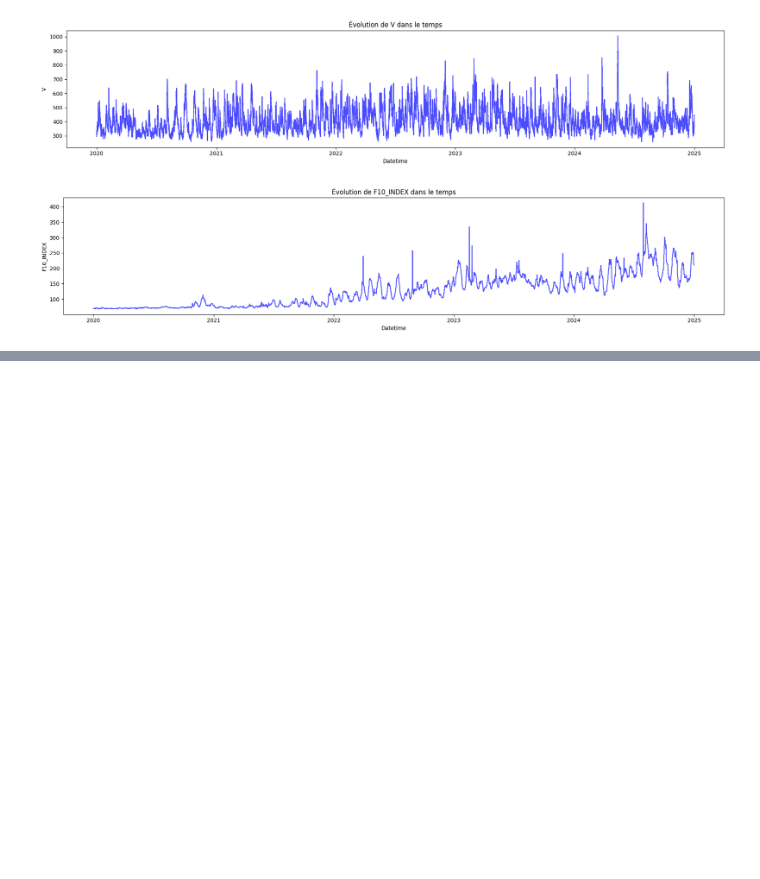
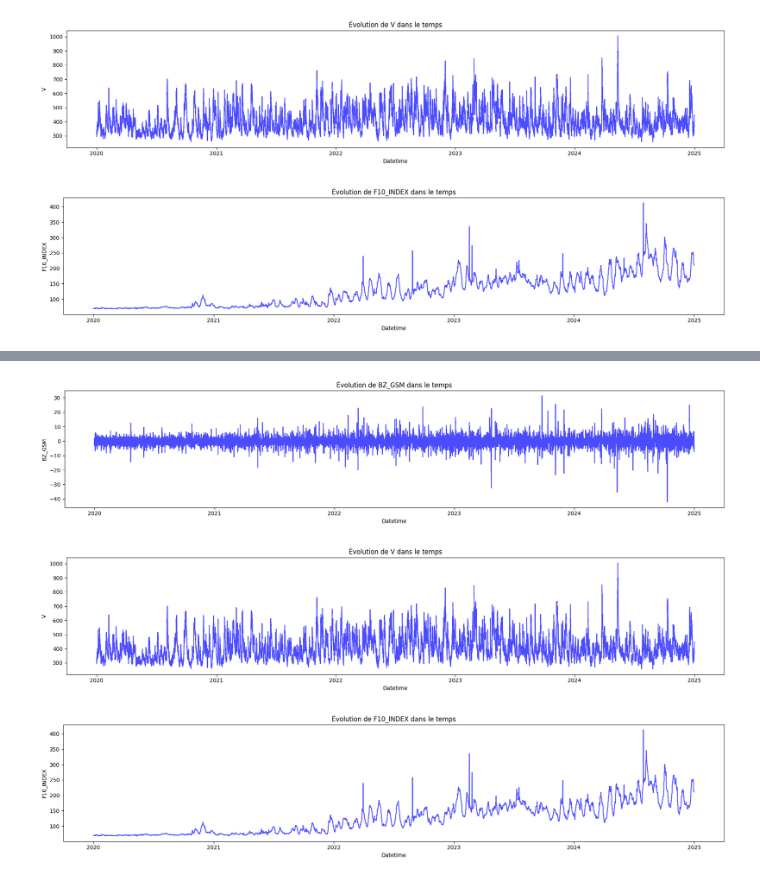
Before and after one commit to zomboky/space-data, a Jupyter notebook: main.ipynb, the cells around one changed output, grey strips where cells are left out. Cells and saved outputs as stored; diff of their text form; code cells hidden in the pictures; blank space fills up the shorter version.

```diff
--- a/main.ipynb
+++ b/main.ipynb
@@ -560,0 +561,24 @@ DatetimeIndex(['2020-01-01 00:00:00', '2020-01-01 01:00:00',
+# %%
+from scipy import stats
+
+sig = 2
+
+z_scores_V = np.abs(stats.zscore(df_omni_clean['V']))
+omni_outliers = df_omni_clean[z_scores_V > sig]
+print(f"Nombre d'outliers détectés pour V: {len(omni_outliers)}")
+
+z_scores_Bz = np.abs(stats.zscore(df_omni_clean['BZ_GSM']))
+omni_outliers = df_omni_clean[z_scores_Bz > sig]
+print(f"Nombre d'outliers détectés pour Bz: {len(omni_outliers)}")
+
+z_scores_f10 = np.abs(stats.zscore(df_omni_clean['F10_INDEX']))
+omni_outliers = df_omni_clean[z_scores_f10 > sig]
+print(f"Nombre d'outliers détectés pour F10.7: {len(omni_outliers)}")
+
+df_omni_filtered = df_omni_clean.copy()
+
+df_omni_filtered = df_omni_filtered[
+    (np.abs(stats.zscore(df_omni_filtered['V'], nan_policy='omit')) <= sig) &
+    (np.abs(stats.zscore(df_omni_filtered['BZ_GSM'], nan_policy='omit')) <= sig) &
+    (np.abs(stats.zscore(df_omni_filtered['F10_INDEX'], nan_policy='omit')) <= sig)
+]
@@ -560,0 +604,18 @@ DatetimeIndex(['2020-01-01 00:00:00', '2020-01-01 01:00:00',
+# %%
+
+# Colonnes à tracer
+cols = df_omni_filtered.columns.tolist()  # ['BZ_GSM', 'V', 'F10_INDEX']
+
+# Tracé
+for col in cols:
+    plt.figure(figsize=(18,4))
+    plt.plot(df_omni.index, df_omni[col], color='blue', alpha=0.7)
+    plt.xlabel("Datetime")
+    plt.ylabel(col)
+    plt.title(f"Évolution de {col} dans le temps")
+    plt.tight_layout()
+    plt.show()
+# %% [output]
+[figure, added]
+[figure, added]
+[figure, added]
```
Also changed, not shown: parts of 6 cells of this notebook.
